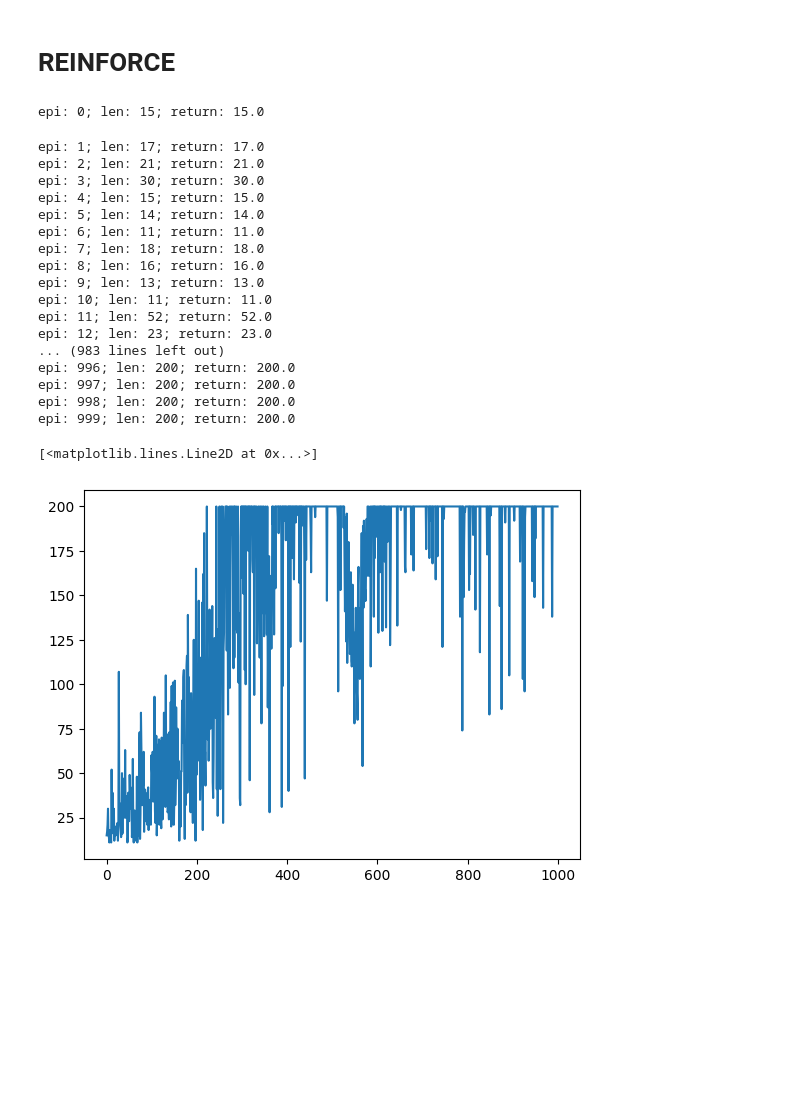
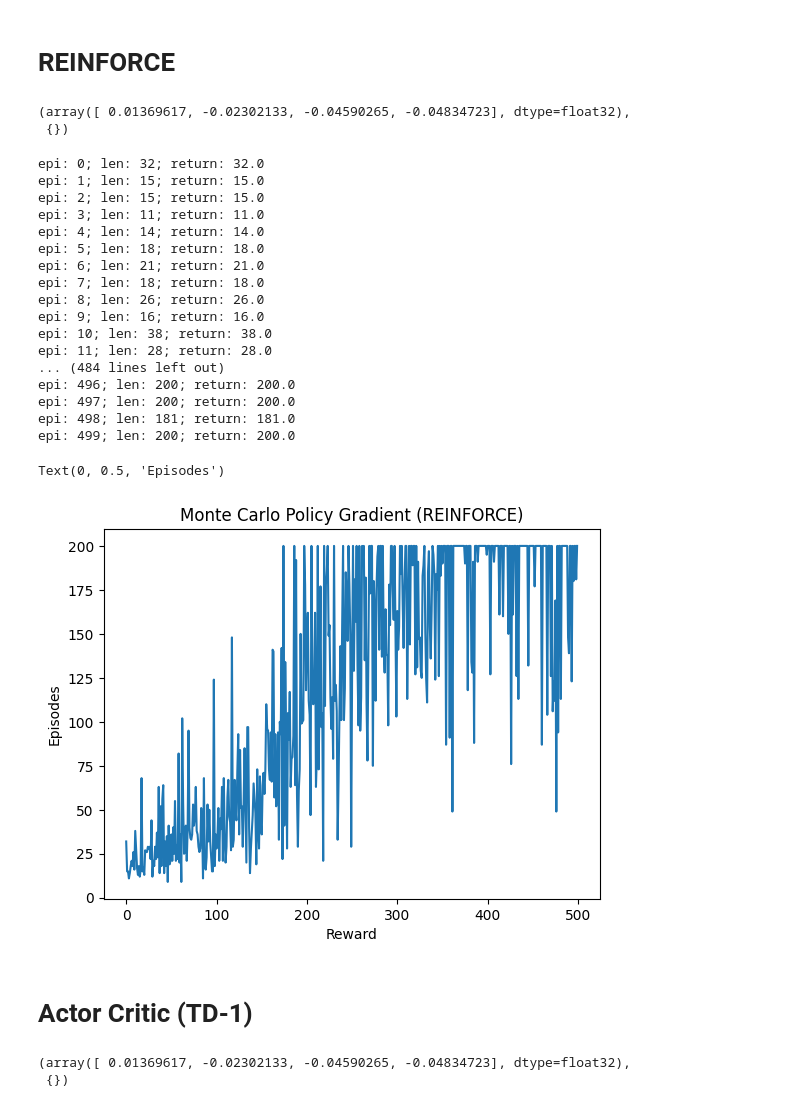
Before and after one commit to waymao/deep-rl, a Jupyter notebook: main.ipynb, the cells around one changed output. Cells and saved outputs as stored; diff of their text form; code cells hidden in the pictures; blank space fills up the shorter version.

Commit message:
eligibility trace and actor critic (not working)

```diff
--- a/main.ipynb
+++ b/main.ipynb
@@ -97,13 +100,18 @@ len(results)
 # REINFORCE
 # %%
 from policies.reinforce import REINFORCE
+env = gym.make("CartPole-v1", max_episode_steps=200)
+env.reset(seed=0)
+# %% [output]
+(array([ 0.01369617, -0.02302133, -0.04590265, -0.04834723], dtype=float32),
+ {})
 # %%
-nn_module = nn.Sequential(
+actor_module = nn.Sequential(
     nn.Linear(4, 128), nn.ReLU(inplace=True),
     nn.Linear(128, 2), nn.Softmax()
 )
 r_policy = REINFORCE(
-    module=nn_module,
+    module=actor_module,
     gamma=0.98
 )
 results_r = []
@@ -134,26 +142,37 @@ for epi in range(500):
     results_r.append((epi_len, total_return))
 env.close()
 # %% [output]
-epi: 0; len: 15; return: 15.0
+epi: 0; len: 32; return: 32.0
+epi: 1; len: 15; return: 15.0
+epi: 2; len: 15; return: 15.0
+epi: 3; len: 11; return: 11.0
+epi: 4; len: 14; return: 14.0
+epi: 5; len: 18; return: 18.0
+epi: 6; len: 21; return: 21.0
+epi: 7; len: 18; return: 18.0
+epi: 8; len: 26; return: 26.0
+epi: 9; len: 16; return: 16.0
+epi: 10; len: 38; return: 38.0
+epi: 11; len: 28; return: 28.0
+... (484 lines left out)
+epi: 496; len: 200; return: 200.0
+epi: 497; len: 200; return: 200.0
+epi: 498; len: 181; return: 181.0
+epi: 499; len: 200; return: 200.0
-epi: 1; len: 17; return: 17.0
-epi: 2; len: 21; return: 21.0
-epi: 3; len: 30; return: 30.0
-epi: 4; len: 15; return: 15.0
-epi: 5; len: 14; return: 14.0
-epi: 6; len: 11; return: 11.0
-epi: 7; len: 18; return: 18.0
-epi: 8; len: 16; return: 16.0
-epi: 9; len: 13; return: 13.0
-epi: 10; len: 11; return: 11.0
-epi: 11; len: 52; return: 52.0
-epi: 12; len: 23; return: 23.0
-... (983 lines left out)
-epi: 996; len: 200; return: 200.0
-epi: 997; len: 200; return: 200.0
-epi: 998; len: 200; return: 200.0
-epi: 999; len: 200; return: 200.0
 # %%
 plt.plot([p[0] for p in results_r])
+plt.title("Monte Carlo Policy Gradient (REINFORCE)")
+plt.xlabel("Reward")
+plt.ylabel("Episodes")
 # %% [output]
-[<matplotlib.lines.Line2D at 0x...>]
+Text(0, 0.5, 'Episodes')
-[figure, old version]
+[figure, new version]
+# %% [markdown]
+# Actor Critic (TD-1)
+# %%
+from policies.actor_critic import ActorCritic
+env = gym.make("CartPole-v1", max_episode_steps=200)
+env.reset(seed=0)
+# %% [output]
+(array([ 0.01369617, -0.02302133, -0.04590265, -0.04834723], dtype=float32),
+ {})
```
Also changed, not shown: parts of 9 cells of this notebook, 2 other files.
